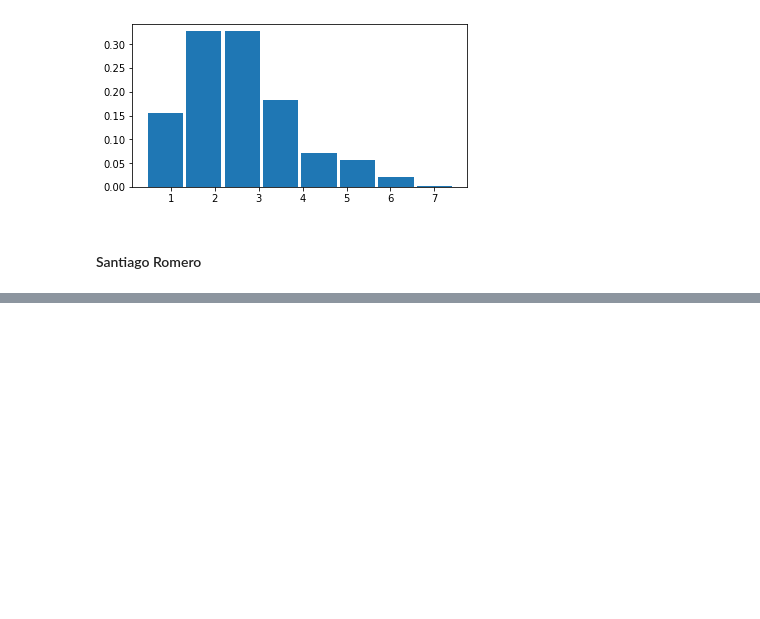
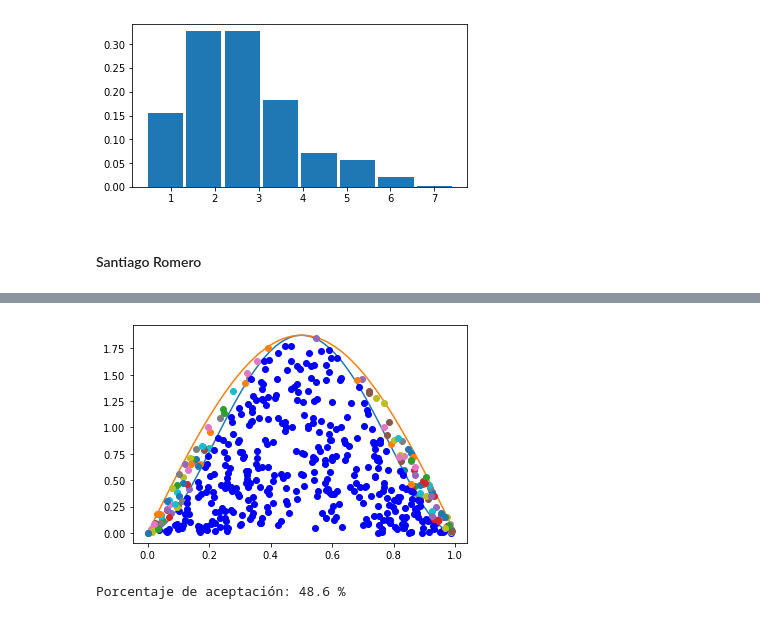
Before and after one commit to anarodriguezrod/Tarea6_ARodriguez_SRomero, a Jupyter notebook: Tarea6_ARodriguez_SRomero.ipynb, the cells around one changed output, grey strips where cells are left out. Drawn from its saved outputs; the diff is of its cells as text; code cells hidden in the pictures; blank space fills up the shorter version.

```diff
--- a/Tarea6_ARodriguez_SRomero.ipynb
+++ b/Tarea6_ARodriguez_SRomero.ipynb
@@ -327,0 +369,33 @@ NameError: name 'optimize' is not defined
+# %%
+#5
+def Acep_rechazo(R2:'V distribuidas U(0,1)',
+                 R1: 'V distribuidas como g(x)',
+                 f:'Func objetivo',
+                 t: 'Fuc mayor a f'):
+
+    f_x = f(R1)
+    t_x = t(R1)
+    condicion = R2* t_x <= f_x
+    [plt.plot(R1[i], R2[i] * t_x[i], 'ob') if condicion[i] else plt.plot(R1[i], R2[i]*t_x[i], 'o')
+        for i in range(len(R1))]
+    plt.show()
+
+    x = [R1[i] for i in range(len(R1)) if condicion[i]]
+    y = len(condicion[condicion == True]) / len(condicion)
+    return x, y
+
+x = np.arange(0,1,.01)
+
+plt.plot(x, f(x))
+plt.plot(x, t(x))
+R1 = np.random.rand(500)
+R2 = np.random.rand(500)
+y = Acep_rechazo(R2, R1, f, t)
+plt.show()
+# %% [output]
+[figure, added]
+# %%
+#6
+print('Porcentaje de aceptación:', y[1]*100,'%')
+# %% [output]
+Porcentaje de aceptación: 48.6 %
```
Also changed, not shown: parts of 10 cells of this notebook.
